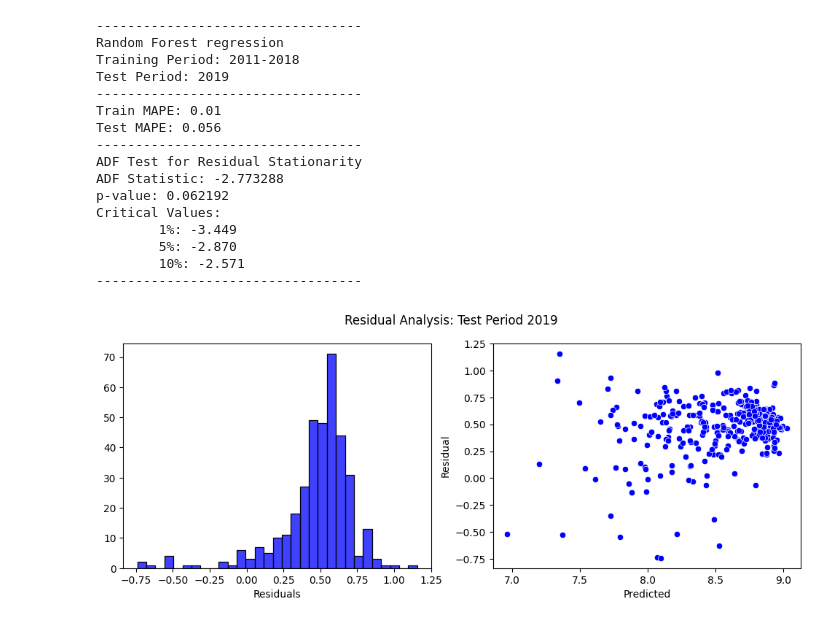
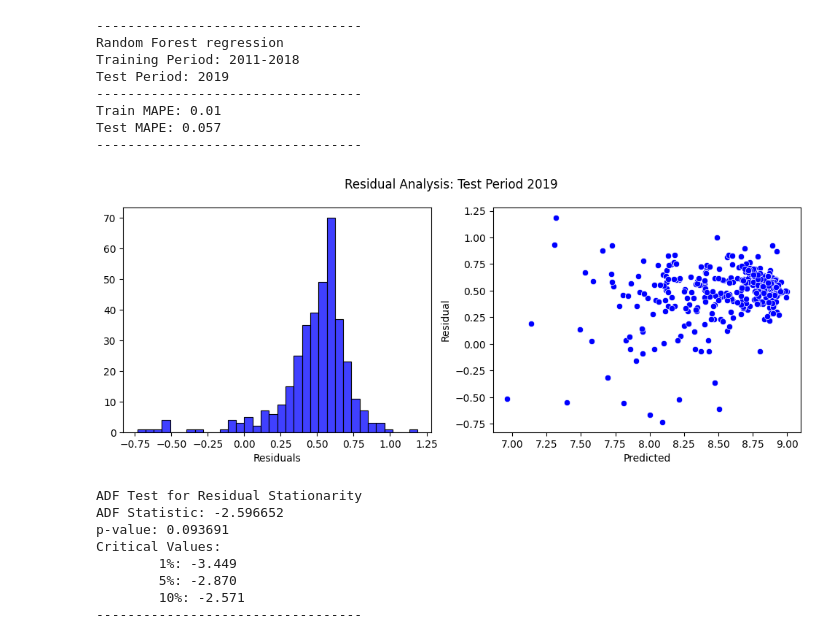
Before and after one commit to sbuenker/bike_sharing_wa-dc, a Jupyter notebook: regressions.ipynb, the cells around one changed output. Drawn from its saved outputs; the diff is of its cells as text; code cells hidden in the pictures.

```diff
--- a/regressions.ipynb
+++ b/regressions.ipynb
@@ -34,4 +34,5 @@ calendar_features = [f'dow_{i+1}' for i in range(0,6)] + \
                     [f'year_{i+1}' for i in range(2011,2018)] + \
                     ['sin_doy', 'cos_doy', 'sin_dow', 'cos_dow', 'holiday']
 weather_features = ['awnd_log', 'prcp_log', 'snow_log',	'snwd_log', 'tmax', 'tmin']
+all_features = [*calendar_features, *weather_features]
 # %%
@@ -314,20 +310,20 @@ Critical Values:
 # %%
-reg_predict(df=bikes, features=features, model='Random Forest', logbikes=True)
+reg_predict(df=bikes, features=all_features, model='Random Forest', logbikes=True)
 # %% [output]
 ----------------------------------
 Random Forest regression
 Training Period: 2011-2018
 Test Period: 2019
 ----------------------------------
 Train MAPE: 0.01
-Test MAPE: 0.056
+Test MAPE: 0.057
 ----------------------------------
-ADF Test for Residual Stationarity
-ADF Statistic: -2.773288
-p-value: 0.062192
-Critical Values:
-        1%: -3.449
-        5%: -2.870
-        10%: -2.571
-----------------------------------
-[figure, old version]
+[figure, new version]
+ADF Test for Residual Stationarity
+ADF Statistic: -2.596652
+p-value: 0.093691
+Critical Values:
+        1%: -3.449
+        5%: -2.870
+        10%: -2.571
+----------------------------------
```
Also changed, not shown: parts of 10 cells of this notebook, 1 other file.
